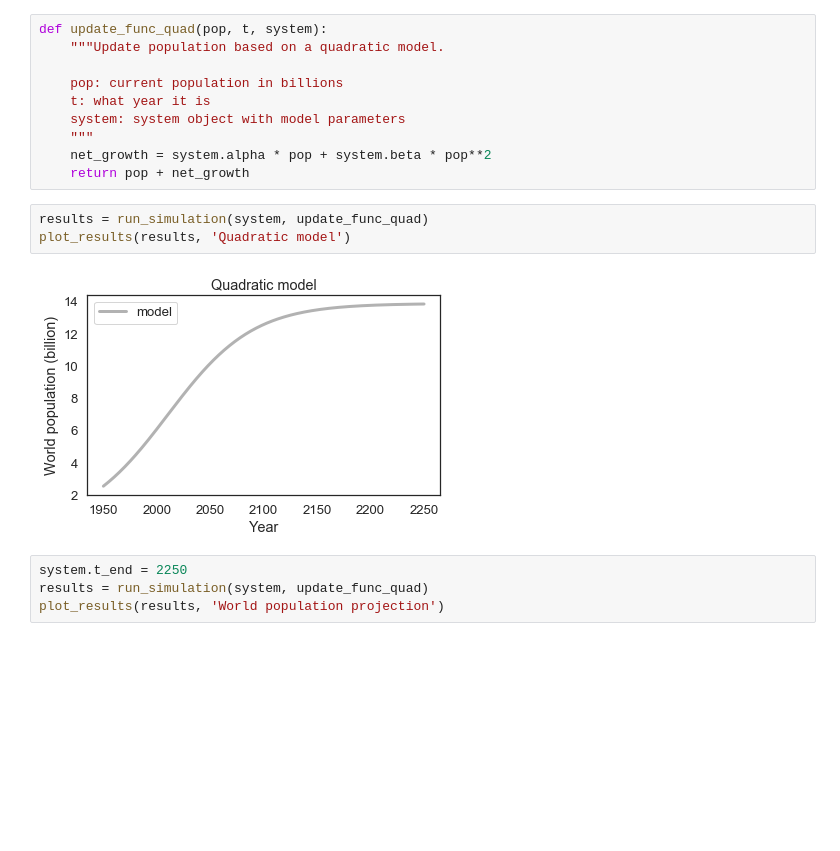
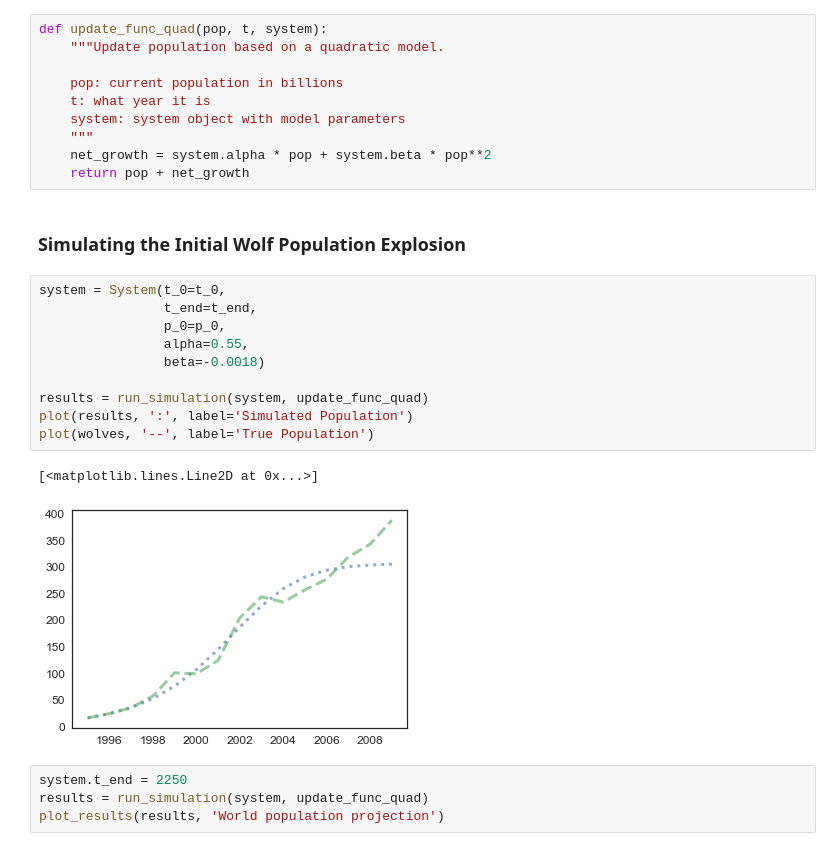
Before and after one commit to fung18870/ModSimPy, a Jupyter notebook: code/Project_1.ipynb, the cells around one changed output. Saved outputs shown, nothing was run; the diff lists cells and outputs as text; blank space fills up the shorter version.

```diff
--- a/code/Project_1.ipynb
+++ b/code/Project_1.ipynb
@@ -120,11 +76,21 @@ def update_func_quad(pop, t, system):
     """
     net_growth = system.alpha * pop + system.beta * pop**2
     return pop + net_growth
-# %%
-results = run_simulation(system, update_func_quad)
-plot_results(results, 'Quadratic model')
-# %% [output]
-[figure, removed]
+# %% [markdown]
+### Simulating the Initial Wolf Population Explosion
+# %%
+system = System(t_0=t_0,
+                t_end=t_end,
+                p_0=p_0,
+                alpha=0.55,
+                beta=-0.0018)
+
+results = run_simulation(system, update_func_quad)
+plot(results, ':', label='Simulated Population')
+plot(wolves, '--', label='True Population')
+# %% [output]
+[<matplotlib.lines.Line2D at 0x...>]
+[figure, added]
 # %%
 system.t_end = 2250
 results = run_simulation(system, update_func_quad)
```
Also changed, not shown: parts of 9 cells of this notebook.
